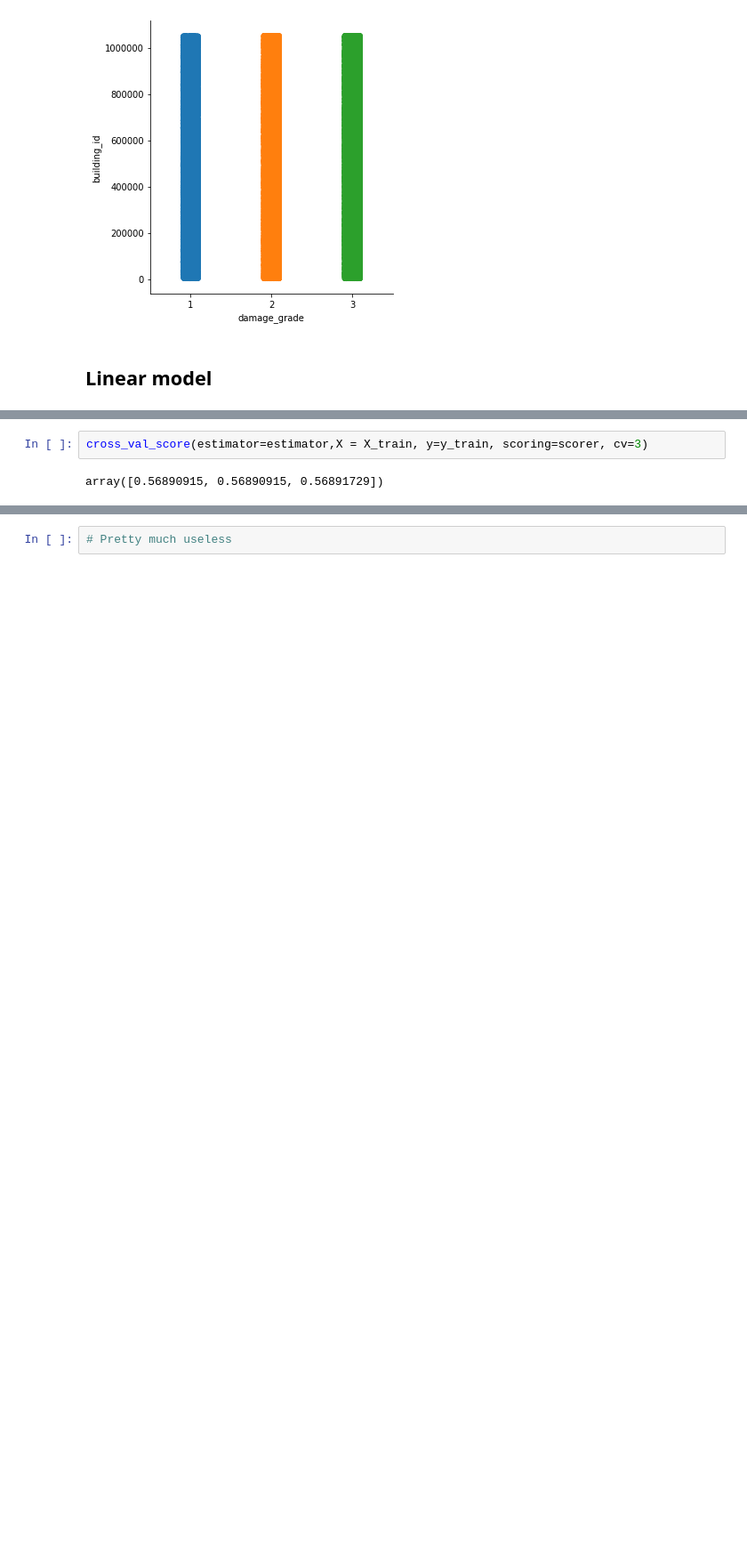
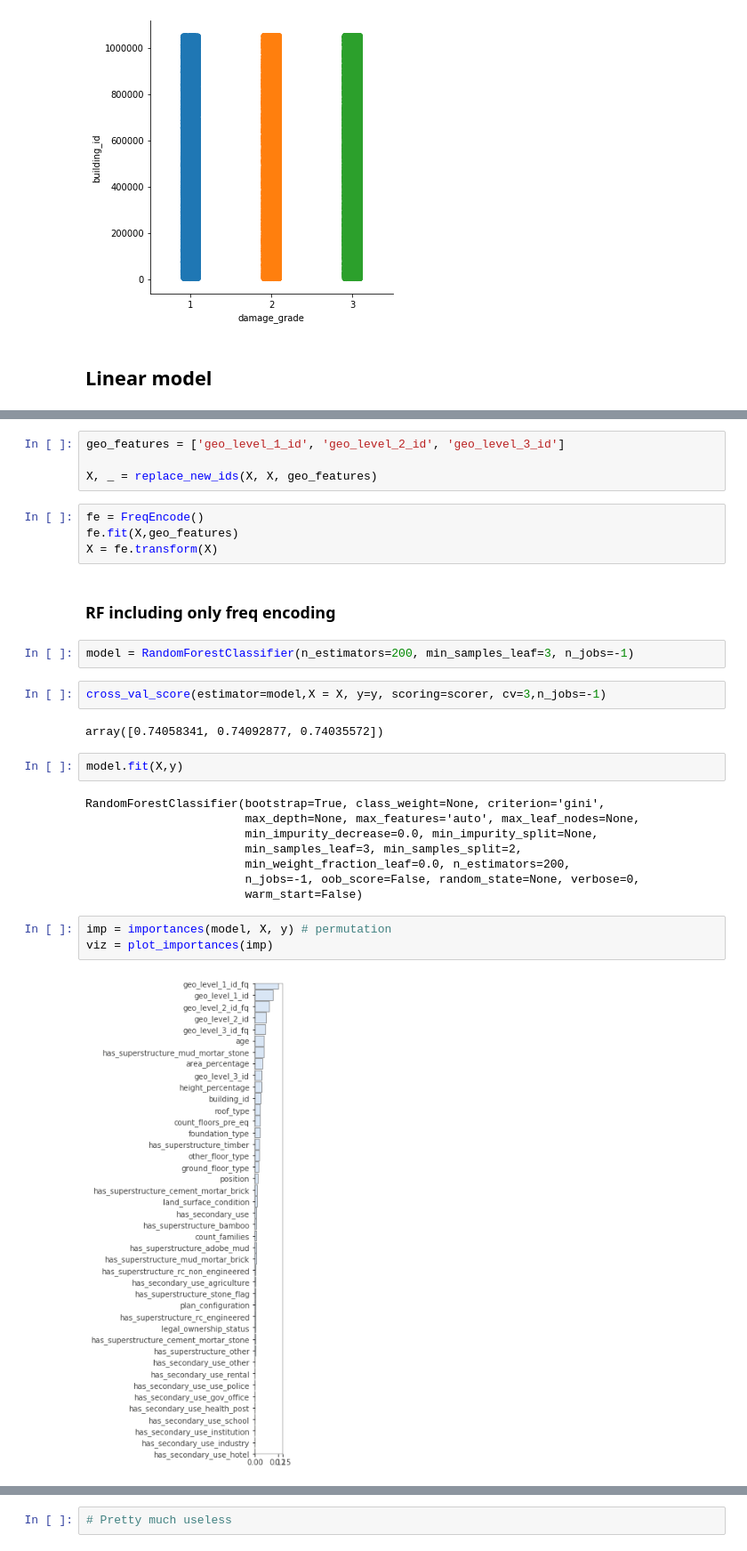
Before and after one commit to alan-flint/Richter-DrivenData, a Jupyter notebook: src/NB_DataCheck.ipynb, the cells around one changed output, grey strips where cells are left out. Shown: that part at 89% size. Saved outputs shown, nothing was run; the diff lists cells and outputs as text; blank space fills up the shorter version.

Commit message:
cleaned code for freq encoding

```diff
--- a/src/NB_DataCheck.ipynb
+++ b/src/NB_DataCheck.ipynb
@@ -102,4 +212,31 @@ estimator = LogisticRegression(random_state=0, solver='lbfgs',
+# %%
+geo_features = ['geo_level_1_id', 'geo_level_2_id', 'geo_level_3_id']
+
+X, _ = replace_new_ids(X, X, geo_features)
+# %%
+fe = FreqEncode()
+fe.fit(X,geo_features)
+X = fe.transform(X)
+# %% [markdown]
+### RF including only freq encoding
+# %%
+model = RandomForestClassifier(n_estimators=200, min_samples_leaf=3, n_jobs=-1)
 # %%
-cross_val_score(estimator=estimator,X = X_train, y=y_train, scoring=scorer, cv=3)
+cross_val_score(estimator=model,X = X, y=y, scoring=scorer, cv=3,n_jobs=-1)
 # %% [output]
-array([0.56890915, 0.56890915, 0.56891729])
+array([0.74058341, 0.74092877, 0.74035572])
+# %%
+model.fit(X,y)
+# %% [output]
+RandomForestClassifier(bootstrap=True, class_weight=None, criterion='gini',
+                       max_depth=None, max_features='auto', max_leaf_nodes=None,
+                       min_impurity_decrease=0.0, min_impurity_split=None,
+                       min_samples_leaf=3, min_samples_split=2,
+                       min_weight_fraction_leaf=0.0, n_estimators=200,
+                       n_jobs=-1, oob_score=False, random_state=None, verbose=0,
+                       warm_start=False)
+# %%
+imp = importances(model, X, y) # permutation
+viz = plot_importances(imp)
+# %% [output]
+[figure, added]
```
Also changed, not shown: parts of 51 cells of this notebook.
